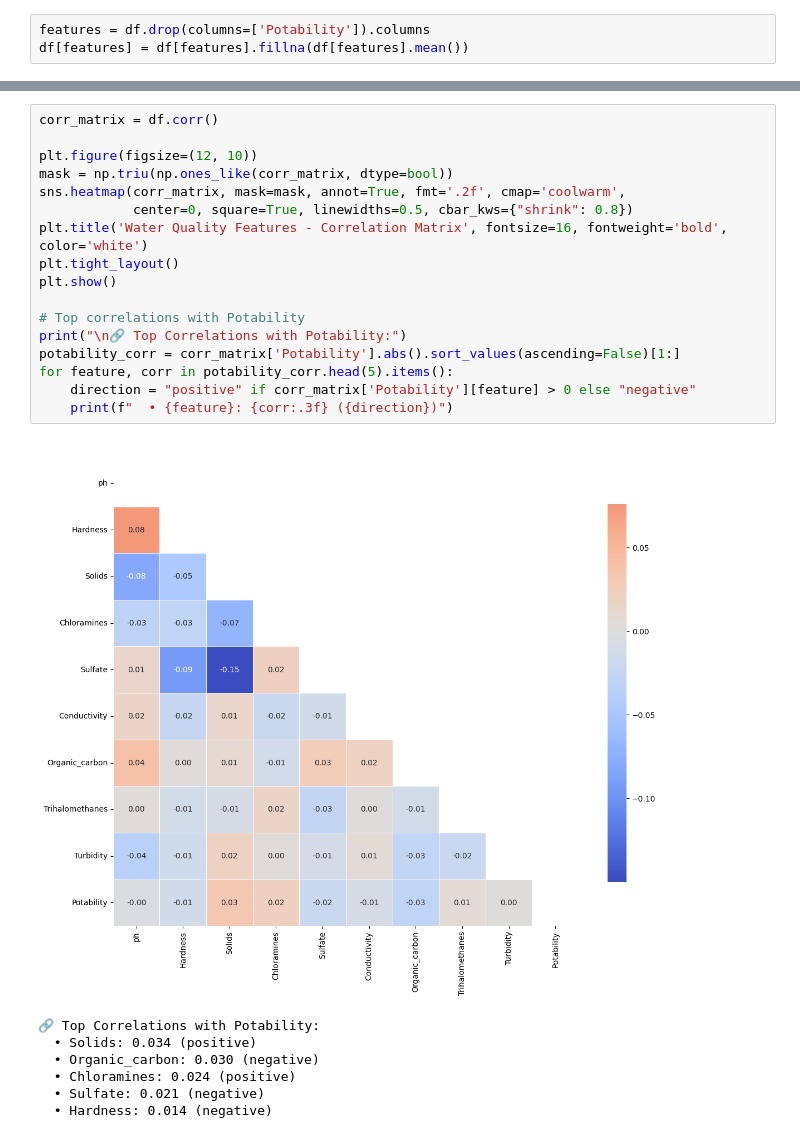
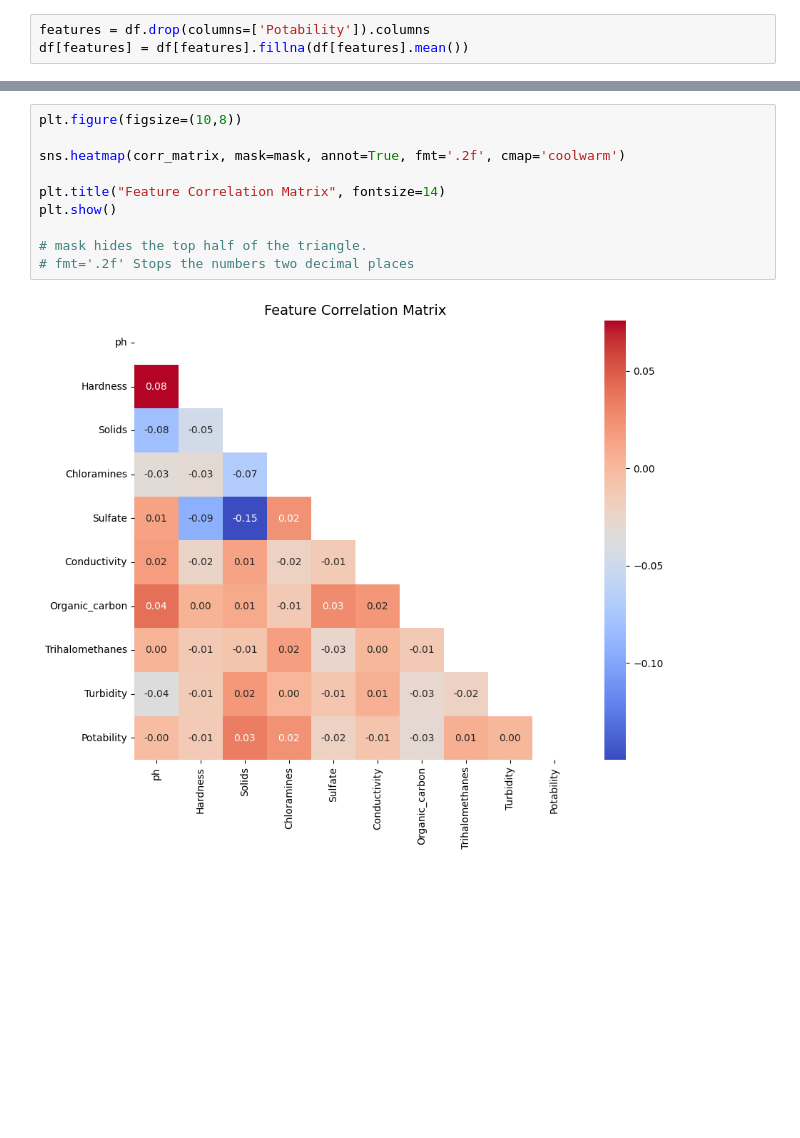
Before and after one commit to melihaslan233-glitch/Water-Quality-data-, a Jupyter notebook: waterqualitySAMSUNG.ipynb, the cells around one changed output, grey strips where cells are left out. Cells and saved outputs as stored; diff of their text form; blank space fills up the shorter version.

```diff
--- a/waterqualitySAMSUNG.ipynb
+++ b/waterqualitySAMSUNG.ipynb
@@ -116,25 +119,12 @@ plt.show()
-# %%
-corr_matrix = df.corr()
-
-plt.figure(figsize=(12, 10))
-mask = np.triu(np.ones_like(corr_matrix, dtype=bool))
-sns.heatmap(corr_matrix, mask=mask, annot=True, fmt='.2f', cmap='coolwarm',
-            center=0, square=True, linewidths=0.5, cbar_kws={"shrink": 0.8})
-plt.title('Water Quality Features - Correlation Matrix', fontsize=16, fontweight='bold', color='white')
-plt.tight_layout()
-plt.show()
-
-# Top correlations with Potability
-print("\n🔗 Top Correlations with Potability:")
-potability_corr = corr_matrix['Potability'].abs().sort_values(ascending=False)[1:]
-for feature, corr in potability_corr.head(5).items():
-    direction = "positive" if corr_matrix['Potability'][feature] > 0 else "negative"
-    print(f"  • {feature}: {corr:.3f} ({direction})")
-# %% [output]
-[figure, removed]
-🔗 Top Correlations with Potability:
-  • Solids: 0.034 (positive)
-  • Organic_carbon: 0.030 (negative)
-  • Chloramines: 0.024 (positive)
-  • Sulfate: 0.021 (negative)
-  • Hardness: 0.014 (negative)
+# %%
+plt.figure(figsize=(10,8))
+
+sns.heatmap(corr_matrix, mask=mask, annot=True, fmt='.2f', cmap='coolwarm')
+
+plt.title("Feature Correlation Matrix", fontsize=14)
+plt.show()
+
+# mask hides the top half of the triangle.
+# fmt='.2f' Stops the numbers two decimal places
+# %% [output]
+[figure, added]
```
Also changed, not shown: parts of 11 cells of this notebook.
